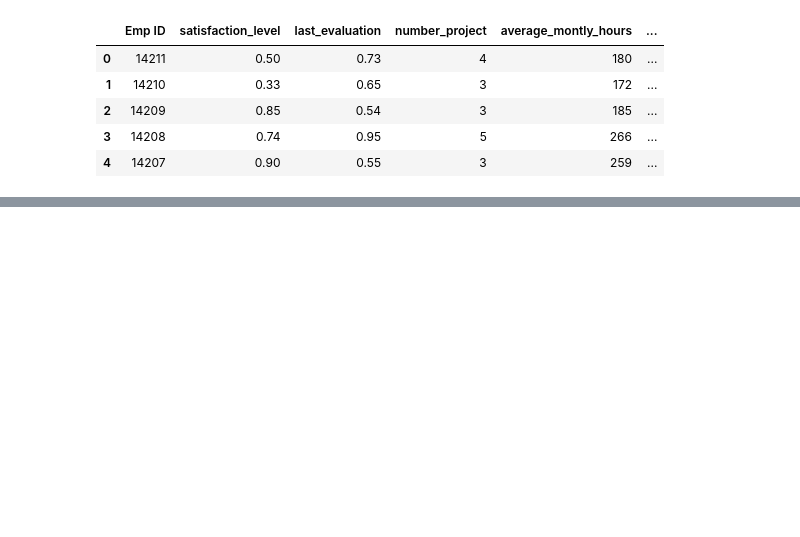
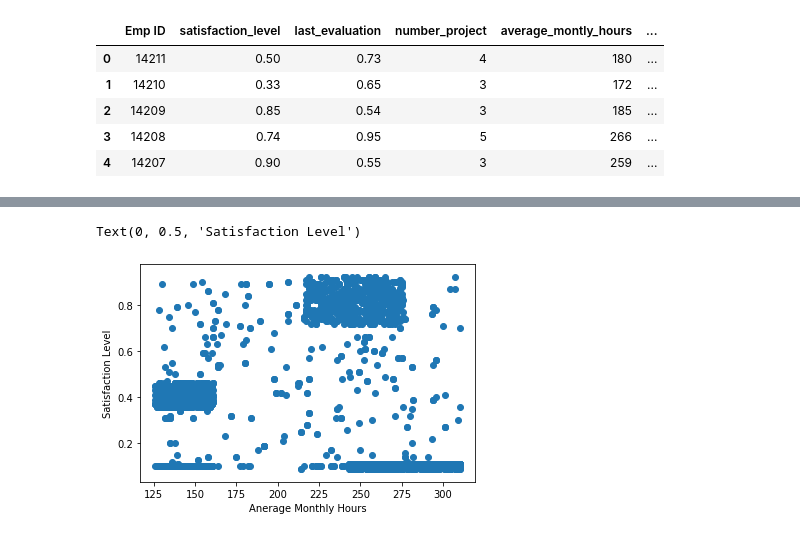
Before and after one commit to Jay952/Data-Science-Machine-Learning-Projects, a Jupyter notebook: Company_Data_Analysis/Company Data Analysis.ipynb, the cells around one changed output, grey strips where cells are left out. Saved outputs shown, nothing was run; the diff lists cells and outputs as text; code cells hidden in the pictures; blank space fills up the shorter version.

```diff
--- a/Company_Data_Analysis/Company Data Analysis.ipynb
+++ b/Company_Data_Analysis/Company Data Analysis.ipynb
@@ -13,0 +64,7 @@ df.head()
+# %%
+plt.scatter(Emp_who_left["average_montly_hours"], Emp_who_left["satisfaction_level"])
+plt.xlabel('Anerage Monthly Hours')
+plt.ylabel('Satisfaction Level')
+# %% [output]
+Text(0, 0.5, 'Satisfaction Level')
+[figure, added]
```
Also changed, not shown: parts of 19 cells of this notebook.
